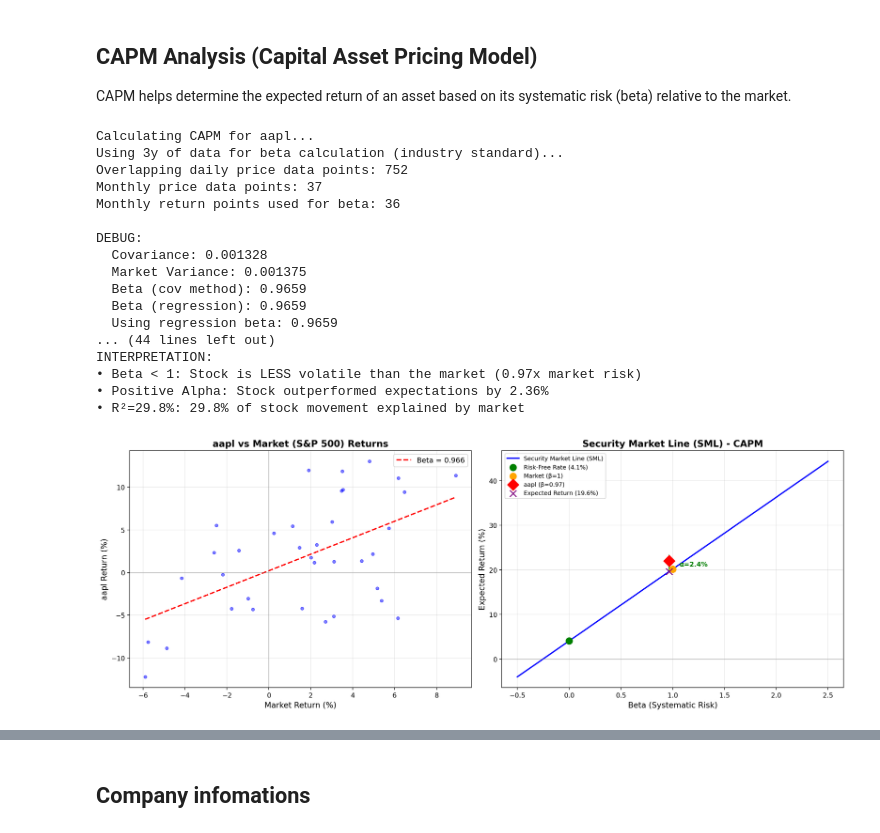
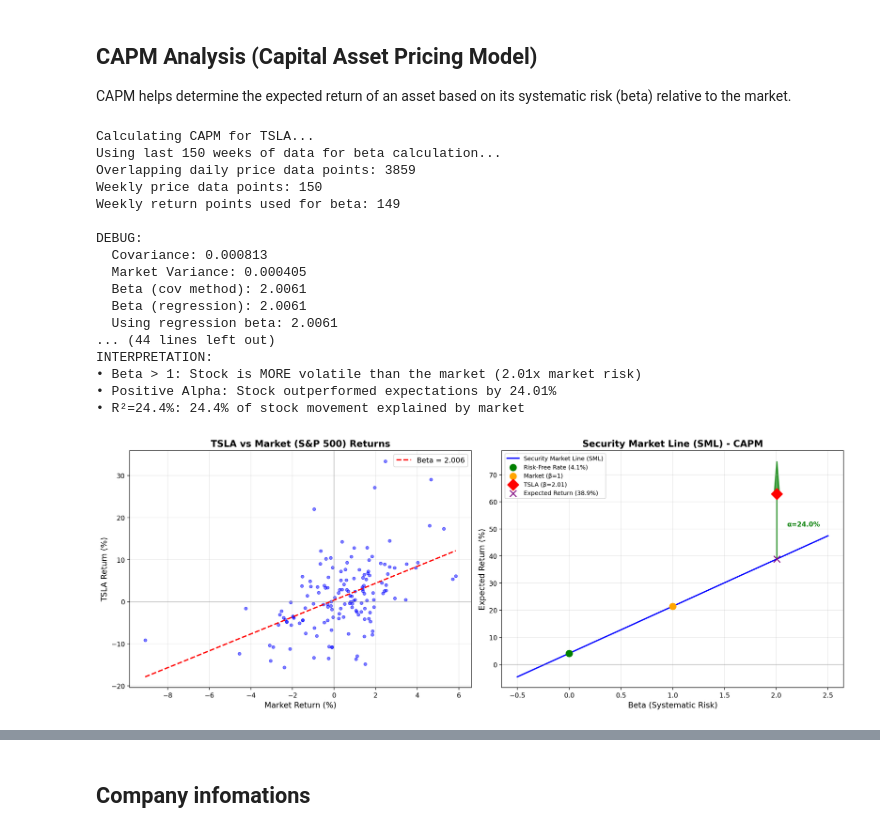
Before and after one commit to Salling3650/Stock_marked, a Jupyter notebook: Stock analysis.ipynb, the cells around one changed output, grey strips where cells are left out. Cells and saved outputs as stored; diff of their text form; code cells hidden in the pictures.

```diff
--- a/Stock analysis.ipynb
+++ b/Stock analysis.ipynb
@@ -114,7 +114,7 @@ def make_cnn_api_request(url, max_retries=3, backoff_factor=1.0, timeout=10):
 2. Examples: `'GOOGL'`, `'MSFT'`, `'TSLA'`, `'NVDA'`, `'AMZN'`, etc.
 3. Run the cell above, then run the dashboard cell below
 # %%
-selected_stock = 'aapl'  # Change this to any stock symbol (e.g., 'AAPL', 'GOOGL', 'MSFT', etc.)
+selected_stock = 'TSLA'  # Change this to any stock symbol (e.g., 'AAPL', 'GOOGL', 'MSFT', etc.)
 period = '1y'  # Change this to desired period (e.g., '1d', '1wk', '6mo', '1y', '2y', 'max' etc.) - x-axis labels will auto-adjust
 # %%
 # STOCK SELECTION
@@ -279,32 +283,28 @@ else:
 CAPM helps determine the expected return of an asset based on its systematic risk (beta) relative to the market.
 # %%
 # CAPM (Capital Asset Pricing Model) Analysis
-import yfinance as yf
-import pandas as pd
-import numpy as np
-import matplotlib.pyplot as plt
 
-# Use at least 2 years of data for accurate beta calculation (industry standard is 2-5 years)
-capm_period = '3y'  # Use 3 years for more reliable beta
+# Use 150 weeks of weekly data for beta calculation
+weeks_to_fetch = 150
+days_to_fetch = weeks_to_fetch * 7 + 30  # Extra days to ensure we get enough data
 
 print(f"Calculating CAPM for {selected_stock}...")
-print(f"Using {capm_period} of data for beta calculation (industry standard)...")
+print(f"Using last {weeks_to_fetch} weeks of data for beta calculation...")
 
-# Fetch stock data for CAPM period
+# Fetch stock data
 stock_ticker = yf.Ticker(selected_stock)
-stock_data_capm = stock_ticker.history(period=capm_period)
+stock_data_capm = stock_ticker.history(period='max')
 
 # Fetch market data (S&P 500 as market proxy)
 market_ticker = yf.Ticker("^GSPC")
-market_data = market_ticker.history(period=capm_period)
+market_data = market_ticker.history(period='max')
 
 # Get risk-free rate (10-year Treasury yield)
 treasury = yf.Ticker("^TNX")
 treasury_data = treasury.history(period="5d")
 risk_free_rate = treasury_data['Close'].iloc[-1] / 100 if not treasury_data.empty else 0.04  # Default to 4% if unavailable
 
-# Calculate returns - USE MONTHLY RETURNS for more stable beta estimation
-# Daily returns have too much noise - industry standard is monthly returns
+# Merge and align price data
 merged_prices = pd.DataFrame({
     'Stock': stock_data_capm['Close'],
     'Market': market_data['Close']
@@ -312,13 +312,16 @@ merged_prices = pd.DataFrame({
 
 print(f"Overlapping daily price data points: {len(merged_prices)}")
 
-# Resample to MONTHLY data (end of month)
-monthly_prices = merged_prices.resample('ME').last().dropna()
-print(f"Monthly price data points: {len(monthly_prices)}")
+# Resample to WEEKLY data (end of week - Friday)
+weekly_prices = merged_prices.resample('W-FRI').last().dropna()
 
-# Calculate monthly returns
-stock_returns = monthly_prices['Stock'].pct_change().dropna()
-market_returns = monthly_prices['Market'].pct_change().dropna()
+# Take only the last 150 weeks
+weekly_prices = weekly_prices.tail(weeks_to_fetch)
+print(f"Weekly price data points: {len(weekly_prices)}")
+
+# Calculate weekly returns
+stock_returns = weekly_prices['Stock'].pct_change().dropna()
+market_returns = weekly_prices['Market'].pct_change().dropna()
 
 # Create aligned returns dataframe
 aligned_data = pd.DataFrame({
@@ -326,7 +329,7 @@ aligned_data = pd.DataFrame({
     'Market': market_returns
 }).dropna()
 
-print(f"Monthly return points used for beta: {len(aligned_data)}")
+print(f"Weekly return points used for beta: {len(aligned_data)}")
 
 # Method 1: Calculate Beta using covariance/variance method
 covariance = aligned_data['Stock'].cov(aligned_data['Market'])
@@ -346,9 +349,9 @@ print(f"  Beta (regression): {beta:.4f}")
 print(f"  Using regression beta: {beta:.4f}")
 
 # Calculate Alpha (Jensen's Alpha)
-# Use 12 for annualization since we're using monthly returns
-market_return_annual = aligned_data['Market'].mean() * 12
-stock_return_annual = aligned_data['Stock'].mean() * 12
+# Use 52 for annualization since we're using weekly returns
+market_return_annual = aligned_data['Market'].mean() * 52
+stock_return_annual = aligned_data['Stock'].mean() * 52
 expected_return_capm = risk_free_rate + beta * (market_return_annual - risk_free_rate)
 alpha = stock_return_annual - expected_return_capm
 
@@ -421,44 +424,44 @@ ax2.scatter(1, market_return_annual*100, color='orange', s=100, zorder=5, label=
 ax2.scatter(beta, stock_return_annual*100, color='red', s=150, marker='D', zorder=5,
             label=f'{selected_stock} (β={beta:.2f})')
 
 # Plot expected return for the stock
 ax2.scatter(beta, expected_return_capm*100, color='purple', s=100, marker='x', zorder=5,
             label=f'Expected Return ({expected_return_capm*100:.1f}%)')
 
 # Add alpha visualization
 if abs(alpha) > 0.001:
     ax2.arrow(beta, expected_return_capm*100, 0, alpha*100,
               head_width=0.05, head_length=abs(alpha)*50, fc='green' if alpha > 0 else 'red',
               ec='green' if alpha > 0 else 'red', linewidth=2, alpha=0.7)
     ax2.text(beta + 0.1, (expected_return_capm + alpha/2)*100,
              f'α={alpha*100:.1f}%', fontsize=10, fontweight='bold',
              color='green' if alpha > 0 else 'red')
 
 ax2.set_xlabel('Beta (Systematic Risk)', fontsize=12)
 ax2.set_ylabel('Expected Return (%)', fontsize=12)
 ax2.set_title('Security Market Line (SML) - CAPM', fontsize=14, fontweight='bold')
 ax2.legend(fontsize=9, loc='upper left')
 ax2.grid(True, alpha=0.3)
 ax2.axhline(y=0, color='gray', linestyle='-', alpha=0.3)
 
 plt.tight_layout()
 plt.show()
 # %% [output]
-Calculating CAPM for aapl...
-Using 3y of data for beta calculation (industry standard)...
-Overlapping daily price data points: 752
-Monthly price data points: 37
-Monthly return points used for beta: 36
+Calculating CAPM for TSLA...
+Using last 150 weeks of data for beta calculation...
+Overlapping daily price data points: 3859
+Weekly price data points: 150
+Weekly return points used for beta: 149
 
 DEBUG:
-  Covariance: 0.001328
-  Market Variance: 0.001375
-  Beta (cov method): 0.9659
-  Beta (regression): 0.9659
-  Using regression beta: 0.9659
+  Covariance: 0.000813
+  Market Variance: 0.000405
+  Beta (cov method): 2.0061
+  Beta (regression): 2.0061
+  Using regression beta: 2.0061
 ... (44 lines left out)
 INTERPRETATION:
-• Beta < 1: Stock is LESS volatile than the market (0.97x market risk)
-• Positive Alpha: Stock outperformed expectations by 2.36%
-• R²=29.8%: 29.8% of stock movement explained by market
+• Beta > 1: Stock is MORE volatile than the market (2.01x market risk)
+• Positive Alpha: Stock outperformed expectations by 24.01%
+• R²=24.4%: 24.4% of stock movement explained by market
-[figure, old version]
+[figure, new version]
```
Also changed, not shown: parts of 25 cells of this notebook, 5 other files.
